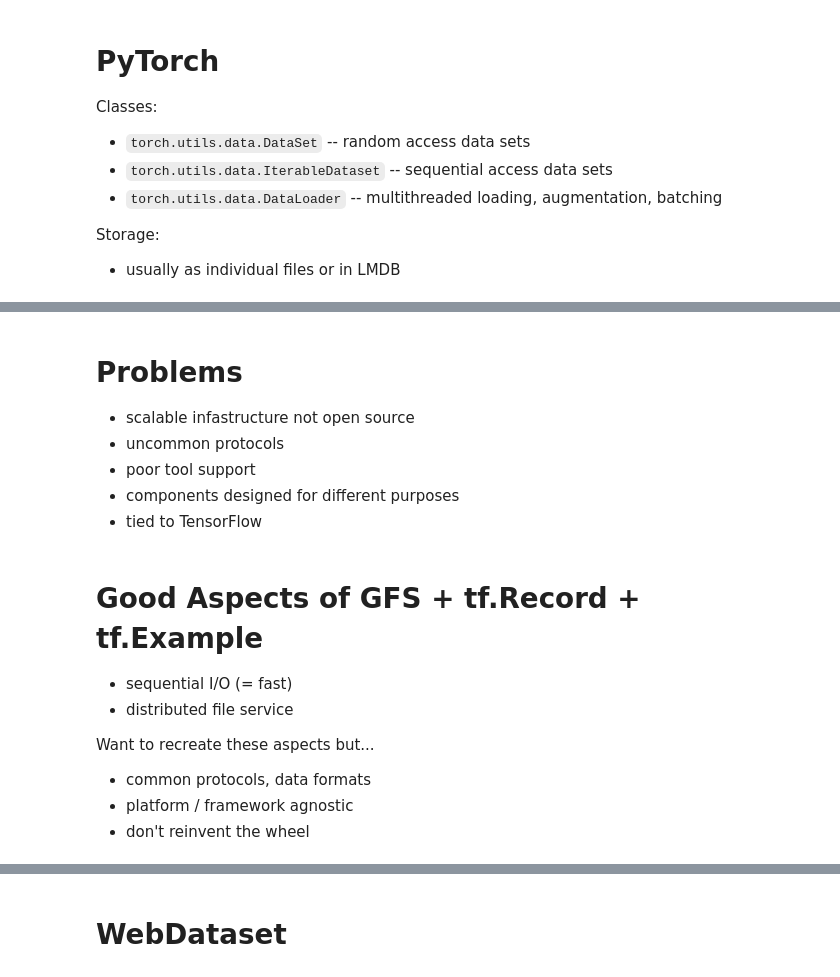
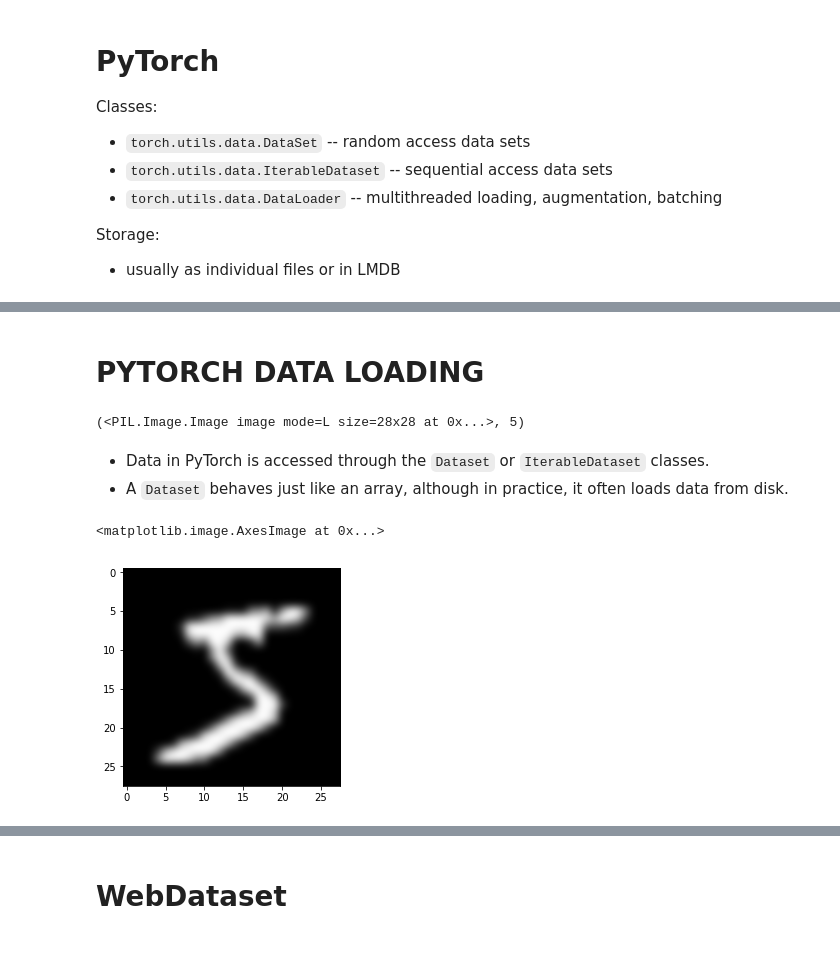
Before and after one commit to tmbdev-tutorials/icdar2019-tutorial, a Jupyter notebook: 26-webdataset.ipynb, the cells around one changed output, grey strips where cells are left out. Saved outputs shown, nothing was run; the diff lists cells and outputs as text; code cells hidden in the pictures; blank space fills up the shorter version.

```diff
--- a/26-webdataset.ipynb
+++ b/26-webdataset.ipynb
@@ -33,19 +28,20 @@ Storage:
-# %% [markdown]
-# Problems
-
-- scalable infastructure not open source
-- uncommon protocols
-- poor tool support
-- components designed for different purposes
-- tied to TensorFlow
-# %% [markdown]
-# Good Aspects of GFS + tf.Record + tf.Example
-
-- sequential I/O (= fast)
-- distributed file service
-
-Want to recreate these aspects but...
-
-- common protocols, data formats
-- platform / framework agnostic
-- don't reinvent the wheel
+# %% [markdown]
+# PYTORCH DATA LOADING
+# %%
+from torch.utils.data import Dataset, IterableDataset, DataLoader
+from torchvision import datasets, transforms
+
+mnist = datasets.MNIST(root="./__CACHE__", download=True)
+
+print(mnist[0])
+# %% [output]
+(<PIL.Image.Image image mode=L size=28x28 at 0x...>, 5)
+# %% [markdown]
+- Data in PyTorch is accessed through the `Dataset` or `IterableDataset` classes.
+- A `Dataset` behaves just like an array, although in practice, it often loads data from disk.
+# %%
+image, label = mnist[0]
+figsize(4, 4); imshow(image)
+# %% [output]
+<matplotlib.image.AxesImage at 0x...>
+[figure, added]
```
Also changed, not shown: parts of 73 cells of this notebook.
